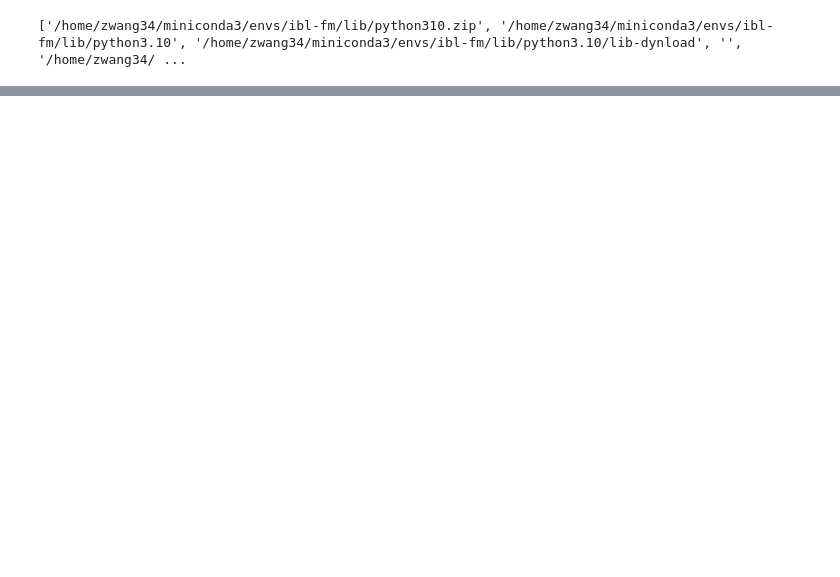
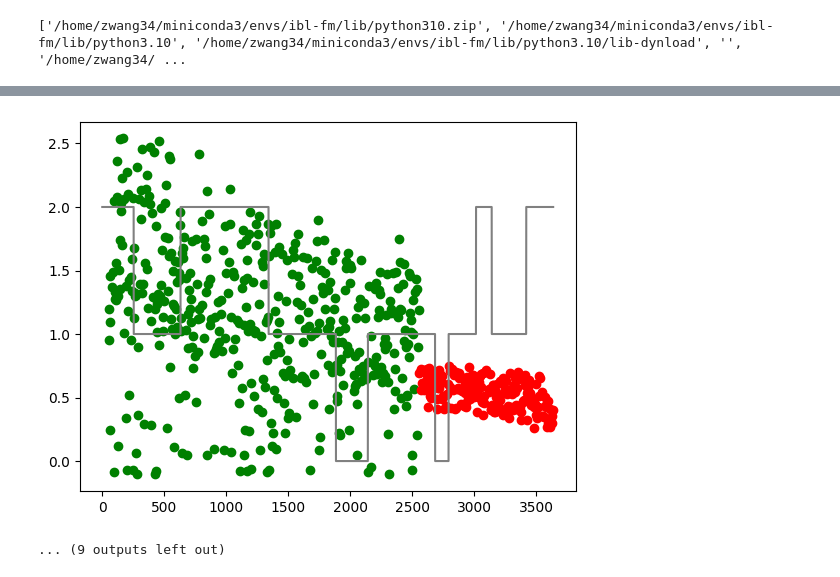
Before and after one commit to wdk0082/IBL_foundation_model, a Jupyter notebook: notebooks/ns_corr.ipynb, the cells around one changed output, grey strips where cells are left out. Cells and saved outputs as stored; diff of their text form; code cells hidden in the pictures; blank space fills up the shorter version.

```diff
--- a/notebooks/ns_corr.ipynb
+++ b/notebooks/ns_corr.ipynb
@@ -129,5 +204,5 @@ plt.plot(smooth_random_series)
 # %%
-# MLP model
+# MLP / linear model
 ## Model and training Args
 input_size = 100 * n_neurons
 hs1 = 128
@@ -135,9 +210,9 @@ hs2 = 256
 output_size = 1
 
 lr = 1e-4
-wd = 1
+wd = 0.01
 eps = 1e-8
-epochs = 5
+epochs = 10
 
 class MLP(nn.Module):
     def __init__(self, input_size, hidden_size1, hidden_size2, output_size, dropout_rate=0):
@@ -158,7 +233,11 @@ class MLP(nn.Module):
         x = self.fc3(x)
         return x
 
-model = MLP(input_size, hs1, hs2, output_size)
+if model_name == 'mlp':
+    model = MLP(input_size, hs1, hs2, output_size)
+elif model_name == 'linear':
+    model = nn.Linear(input_size, output_size)
+
 accelerator = Accelerator()
 model = accelerator.prepare(model)
 print(model)
@@ -168,21 +256,39 @@ loss_fn = nn.MSELoss(reduction='none')
+# %%
+## Plotting function
+def plot_epoch(epoch_result, raw_signal):
+    fig = plt.figure()
+    plt.plot(raw_signal, c='grey')
+    plt.scatter(epoch_result.t_train, epoch_result.pred_train, c='green')
+    plt.scatter(epoch_result.t_eval, epoch_result.pred_eval, c='red')
 # %%
 ## Training
+from dataclasses import dataclass
 best_eval_loss = np.inf
 best_eval_epoch = 0
 
 train_loss_list = []
 eval_loss_list = []
 
+@dataclass
+class epoch_result:
+    gt_train: np.ndarray
+    pred_train: np.ndarray
+    t_train: np.ndarray
+    gt_eval: np.ndarray
+    pred_eval: np.ndarray
+    t_eval: np.ndarray
+
 for epoch in tqdm(range(epochs)):
     # train epoch
     model.train()
     train_loss = 0
     train_examples = 0
+    gt_list_train, pred_list_train, t_list_train = [], [], []
     for batch in train_dataloader:
         batch = move_batch_to_device(batch, accelerator.device)
         spikes_flat = batch['spikes_data'].reshape(batch['spikes_data'].shape[0], -1)
         preds = model(spikes_flat)
-        tgt = torch.tensor(smooth_random_series[batch['target'].detach().cpu().numpy().astype(np.int32)], device=preds.device, dtype=torch.float32)
+        tgt = torch.tensor(rand_series[batch['target'].detach().cpu().numpy().astype(np.int32)], device=preds.device, dtype=torch.float32)
         loss = loss_fn(preds, tgt.unsqueeze(1)).sum()
 
         loss.backward()
@@ -190,6 +296,13 @@ for epoch in tqdm(range(epochs)):
         optimizer.zero_grad()
         train_loss += loss.item()
         train_examples += tgt.shape[0]
+        pred_list_train.append(preds)
+        gt_list_train.append(tgt)
+        t_list_train.append(batch['target'].detach().cpu().numpy().astype(np.int32))
+
+    gt_train = torch.cat(gt_list_train, dim=0).detach().cpu().numpy()
+    preds_train = torch.cat(pred_list_train, dim=0).detach().cpu().numpy()
+    t_train = np.concatenate(t_list_train, axis=0)
 
     train_loss /= train_examples
     print(f"Epoch {epoch} training loss: {train_loss}")
@@ -198,41 +311,42 @@ for epoch in tqdm(range(epochs)):
     model.eval()
     eval_loss = 0
     eval_examples = 0
-    gt_list, pred_list = [], []
+    gt_list_eval, pred_list_eval, t_list_eval = [], [], []
     with torch.no_grad():
-        for batch in val_dataloader:
+        for batch in eval_dataloader:
             batch = move_batch_to_device(batch, accelerator.device)
             spikes_flat = batch['spikes_data'].reshape(batch['spikes_data'].shape[0], -1)
             preds = model(spikes_flat)
-            tgt = torch.tensor(smooth_random_series[batch['target'].detach().cpu().numpy().astype(np.int32)], device=preds.device, dtype=torch.float32)
+            tgt = torch.tensor(rand_series[batch['target'].detach().cpu().numpy().astype(np.int32)], device=preds.device, dtype=torch.float32)
             loss = loss_fn(preds, tgt.unsqueeze(1)).sum()
 
             eval_loss += loss.item()
             eval_examples += tgt.shape[0]
-            pred_list.append(preds)
-            gt_list.append(tgt)
+            pred_list_eval.append(preds)
+            gt_list_eval.append(tgt)
+            t_list_eval.append(batch['target'].detach().cpu().numpy().astype(np.int32))
 
-    gt = torch.cat(gt_list, dim=0).detach().cpu().numpy()
-    preds = torch.cat(pred_list, dim=0).detach().cpu().numpy()
+    gt_eval = torch.cat(gt_list_eval, dim=0).detach().cpu().numpy()
+    preds_eval = torch.cat(pred_list_eval, dim=0).detach().cpu().numpy()
+    t_eval = np.concatenate(t_list_eval, axis=0)
 
-    gt = [x for t, x in sorted(zip(batch['target'].detach().cpu().numpy().astype(np.int32), gt))]
-    preds = [x for t, x in sorted(zip(batch['target'].detach().cpu().numpy().astype(np.int32), preds))]
+    cur_epoch_result = epoch_result(
+        gt_train=gt_train,
+        pred_train=preds_train,
+        t_train=t_train,
+        gt_eval=gt_eval,
+        pred_eval=preds_eval,
+        t_eval=t_eval,
+    )
 
-    fig = plt.figure()
-    plt.plot(gt)
-    plt.plot(preds)
-
+    plot_epoch(cur_epoch_result, rand_series)
 
     eval_loss /= eval_examples
     if eval_loss < best_eval_loss:
         best_eval_loss = eval_loss
         best_eval_epoch = epoch
-        gt_best = gt
-        pred_best = preds
+        best_epoch_result = cur_epoch_result
 
     print(f"Epoch {epoch} eval loss: {eval_loss}")
     eval_loss_list.append(eval_loss)
-
-fig = plt.figure()
-plt.plot(gt_best)
-plt.plot(pred_best)
+# %% [output]
@@ -238,0 +373,2 @@ plt.plot(pred_best)
+[figure, added]
+... (9 outputs left out)
```
Also changed, not shown: parts of 17 cells of this notebook, 14 other files.
